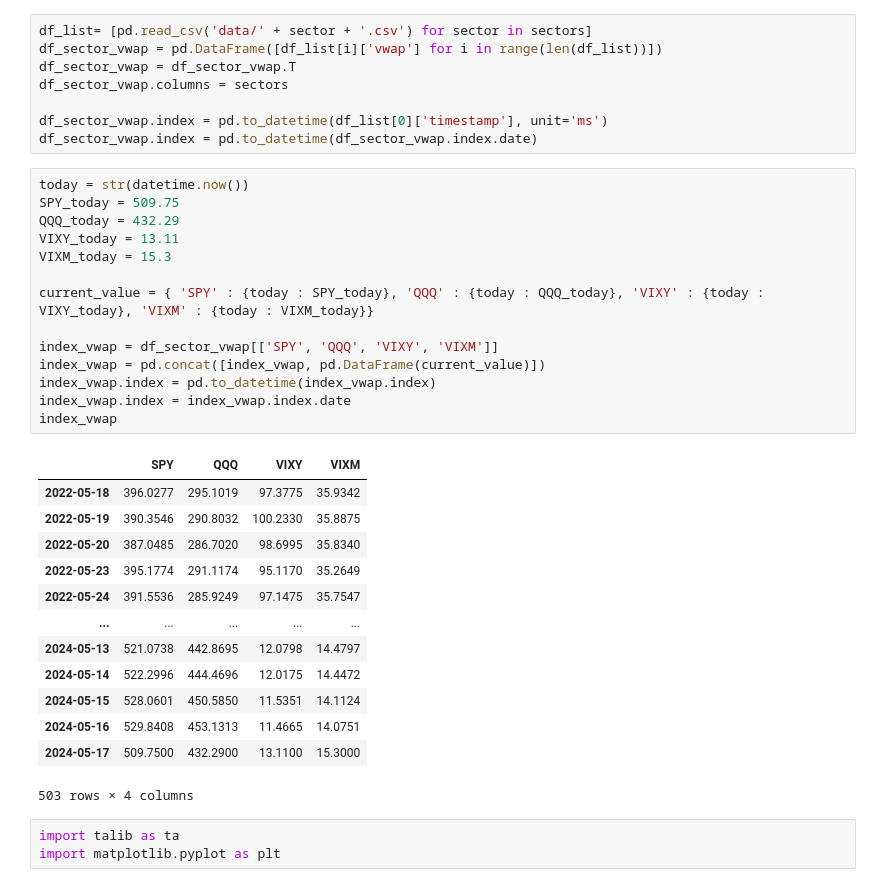
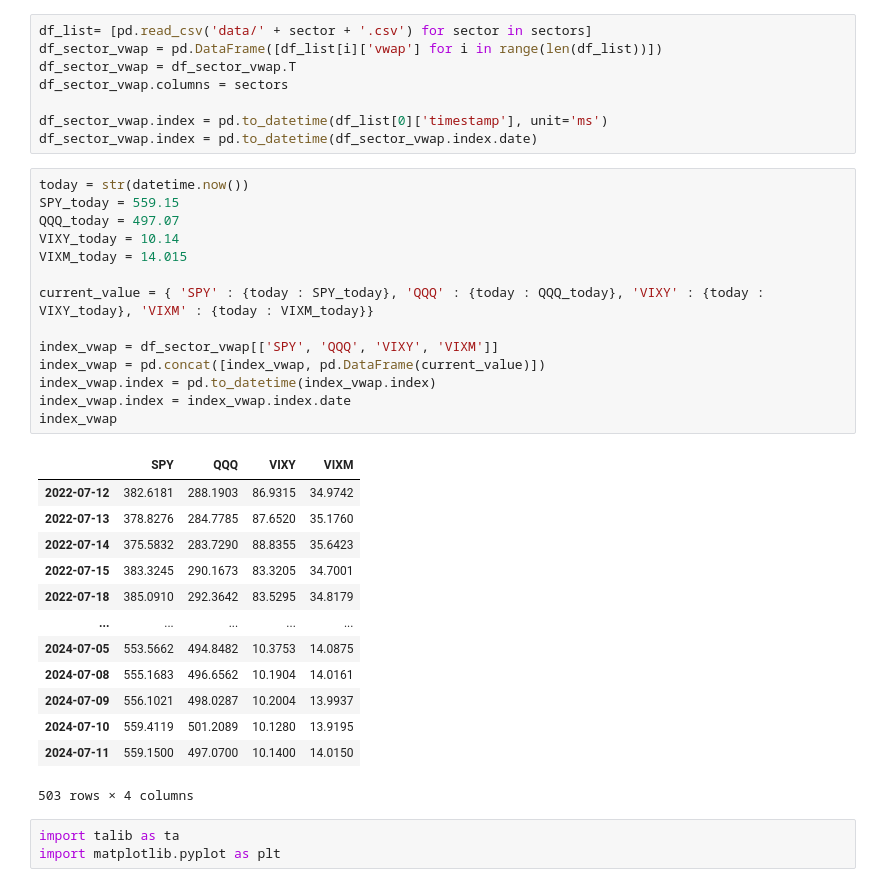
Before and after one commit to q-vo/ema_sma, a Jupyter notebook: sector_ema_sma_diff.ipynb, the cells around one changed output. Cells and saved outputs as stored; diff of their text form.

```diff
--- a/sector_ema_sma_diff.ipynb
+++ b/sector_ema_sma_diff.ipynb
@@ -16,31 +16,31 @@ df_sector_vwap.index = pd.to_datetime(df_list[0]['timestamp'], unit='ms')
 df_sector_vwap.index = pd.to_datetime(df_sector_vwap.index.date)
 # %%
 today = str(datetime.now())
-SPY_today = 509.75
-QQQ_today = 432.29
-VIXY_today = 13.11
-VIXM_today = 15.3
+SPY_today = 559.15
+QQQ_today = 497.07
+VIXY_today = 10.14
+VIXM_today = 14.015
 
 current_value = { 'SPY' : {today : SPY_today}, 'QQQ' : {today : QQQ_today}, 'VIXY' : {today : VIXY_today}, 'VIXM' : {today : VIXM_today}}
 
 index_vwap = df_sector_vwap[['SPY', 'QQQ', 'VIXY', 'VIXM']]
 index_vwap = pd.concat([index_vwap, pd.DataFrame(current_value)])
 index_vwap.index = pd.to_datetime(index_vwap.index)
 index_vwap.index = index_vwap.index.date
 index_vwap
 # %% [output]
 |  | SPY | QQQ | VIXY | VIXM |
-| 2022-05-18 | 396.0277 | 295.1019 | 97.3775 | 35.9342 |
-| 2022-05-19 | 390.3546 | 290.8032 | 100.2330 | 35.8875 |
-| 2022-05-20 | 387.0485 | 286.7020 | 98.6995 | 35.8340 |
-| 2022-05-23 | 395.1774 | 291.1174 | 95.1170 | 35.2649 |
-| 2022-05-24 | 391.5536 | 285.9249 | 97.1475 | 35.7547 |
+| 2022-07-12 | 382.6181 | 288.1903 | 86.9315 | 34.9742 |
+| 2022-07-13 | 378.8276 | 284.7785 | 87.6520 | 35.1760 |
+| 2022-07-14 | 375.5832 | 283.7290 | 88.8355 | 35.6423 |
+| 2022-07-15 | 383.3245 | 290.1673 | 83.3205 | 34.7001 |
+| 2022-07-18 | 385.0910 | 292.3642 | 83.5295 | 34.8179 |
 | ... | ... | ... | ... | ... |
-| 2024-05-13 | 521.0738 | 442.8695 | 12.0798 | 14.4797 |
-| 2024-05-14 | 522.2996 | 444.4696 | 12.0175 | 14.4472 |
-| 2024-05-15 | 528.0601 | 450.5850 | 11.5351 | 14.1124 |
-| 2024-05-16 | 529.8408 | 453.1313 | 11.4665 | 14.0751 |
-| 2024-05-17 | 509.7500 | 432.2900 | 13.1100 | 15.3000 |
+| 2024-07-05 | 553.5662 | 494.8482 | 10.3753 | 14.0875 |
+| 2024-07-08 | 555.1683 | 496.6562 | 10.1904 | 14.0161 |
+| 2024-07-09 | 556.1021 | 498.0287 | 10.2004 | 13.9937 |
+| 2024-07-10 | 559.4119 | 501.2089 | 10.1280 | 13.9195 |
+| 2024-07-11 | 559.1500 | 497.0700 | 10.1400 | 14.0150 |
 503 rows × 4 columns
 # %%
 import talib as ta
```
Also changed, not shown: parts of 10 cells of this notebook, 3 other files.
